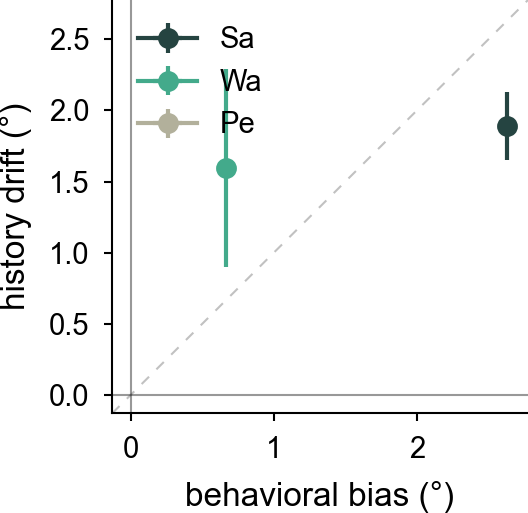
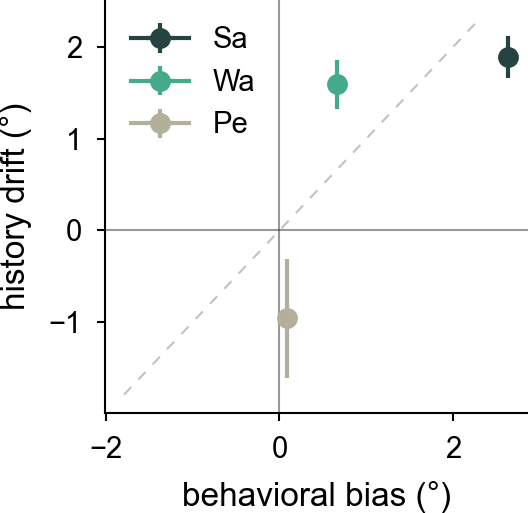
The change to this notebook cell's code, shown as a diff; its figure went from the first image to the second:
--- before
+++ after
@@ -71,6 +71,6 @@
 
 x0, x1 = ax.get_xlim()
-ax.set_xlim([x0, x1])
-ax.set_ylim([x0, x1])
+#ax.set_xlim([x0, x1])
+#ax.set_ylim([x0, x1])
 
 y0, y1 = ax.get_ylim()

Commit: Statistical tests